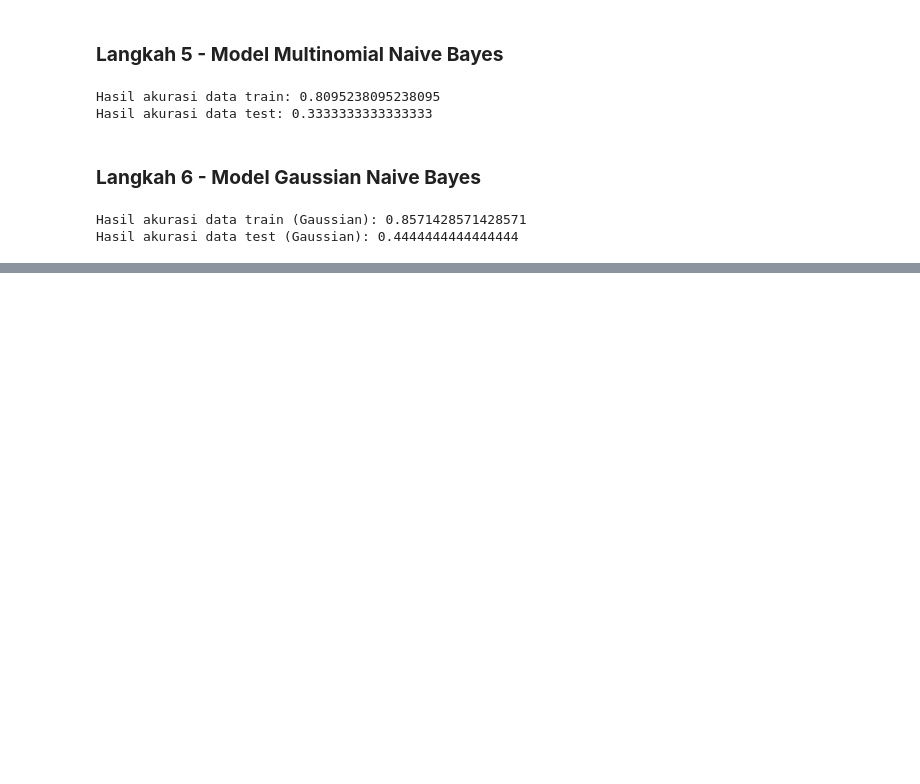
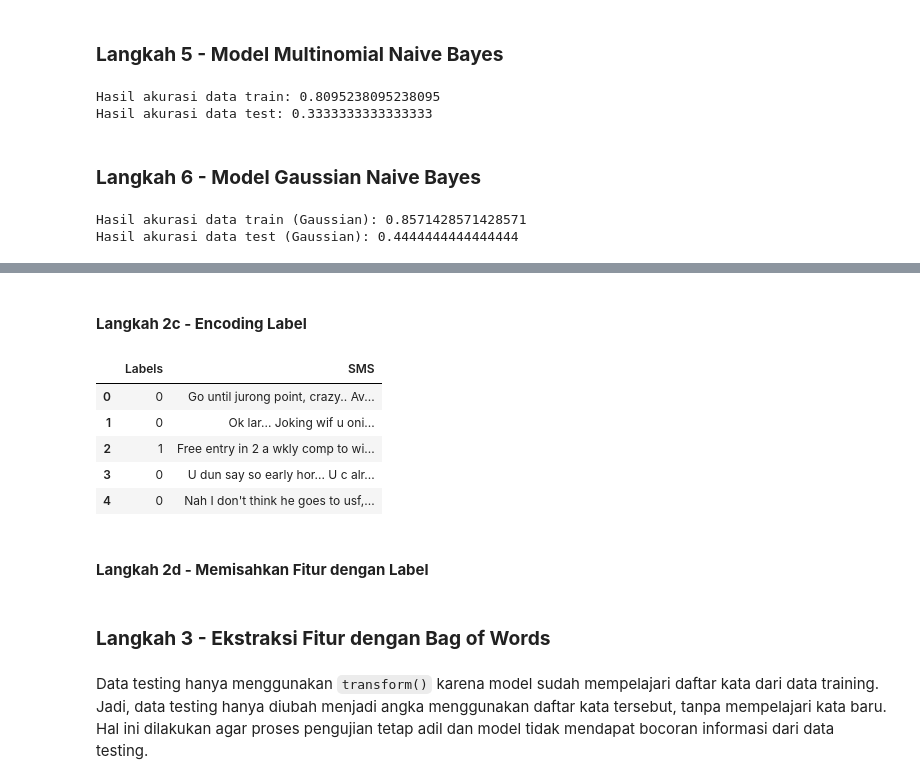
Before and after one commit to nurilhuda05/Pembelajaran_Mesin_2026, a Jupyter notebook: TG9_244107020004_Muhammad_Nuril_Huda.ipynb, the cells around one changed output, grey strips where cells are left out. Cells and saved outputs as stored; diff of their text form; code cells hidden in the pictures; blank space fills up the shorter version.

```diff
--- a/TG9_244107020004_Muhammad_Nuril_Huda.ipynb
+++ b/TG9_244107020004_Muhammad_Nuril_Huda.ipynb
@@ -367,0 +457,23 @@ Hasil akurasi data test (Gaussian): 0.4444444444444444
+# %% [markdown]
+#### **Langkah 2c - Encoding Label**
+# %%
+# Data untuk label
+new_labels = {
+    'spam': 1,
+    'ham': 0
+}
+
+# Encode label
+df['Labels'] = df['Labels'].map(new_labels)
+
+# Cek data
+df.head()
+# %% [output]
+|  | Labels | SMS |
+| 0 | 0 | Go until jurong point, crazy.. Av... |
+| 1 | 0 | Ok lar... Joking wif u oni... |
+| 2 | 1 | Free entry in 2 a wkly comp to wi... |
+| 3 | 0 | U dun say so early hor... U c alr... |
+| 4 | 0 | Nah I don't think he goes to usf,... |
+# %% [markdown]
+#### **Langkah 2d - Memisahkan Fitur dengan Label**
@@ -367,0 +483,2 @@ Hasil akurasi data test (Gaussian): 0.4444444444444444
+# %% [markdown]
+### **Langkah 3 - Ekstraksi Fitur dengan Bag of Words**
@@ -367,0 +502,2 @@ Hasil akurasi data test (Gaussian): 0.4444444444444444
+# %% [markdown]
+Data testing hanya menggunakan `transform()` karena model sudah mempelajari daftar kata dari data training. Jadi, data testing hanya diubah menjadi angka menggunakan daftar kata tersebut, tanpa mempelajari kata baru. Hal ini dilakukan agar proses pengujian tetap adil dan model tidak mendapat bocoran informasi dari data testing.
```
Also changed, not shown: parts of 16 cells of this notebook.
